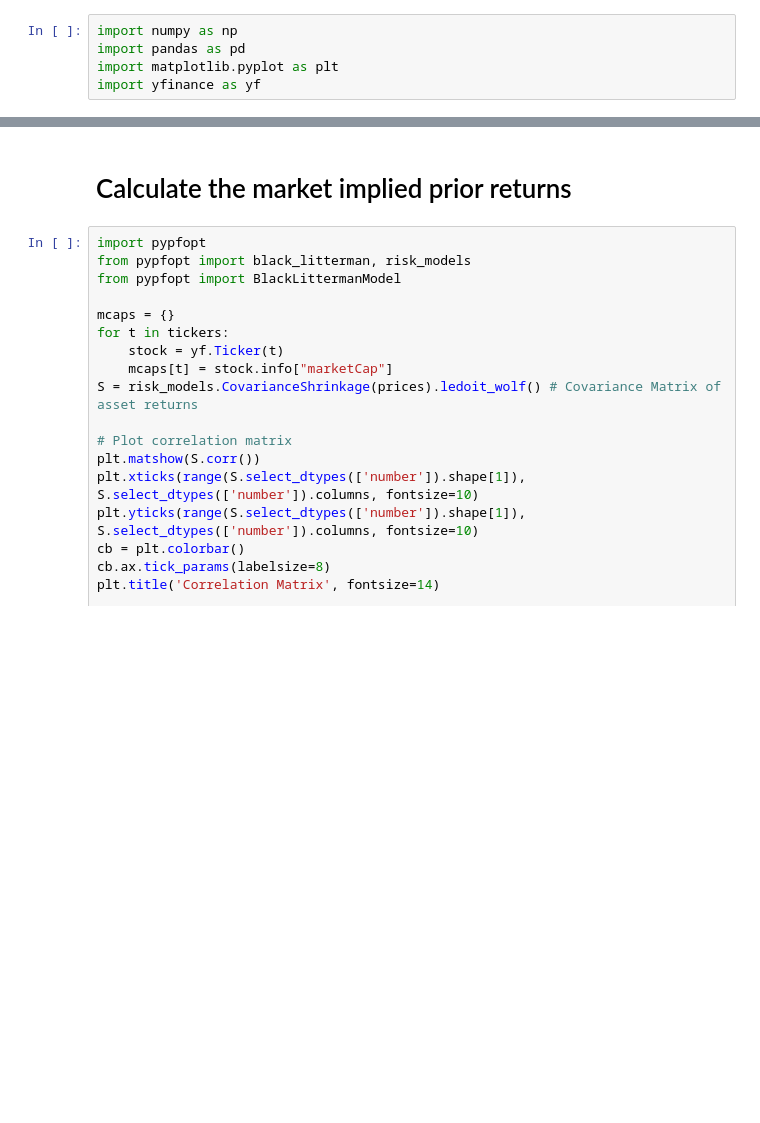
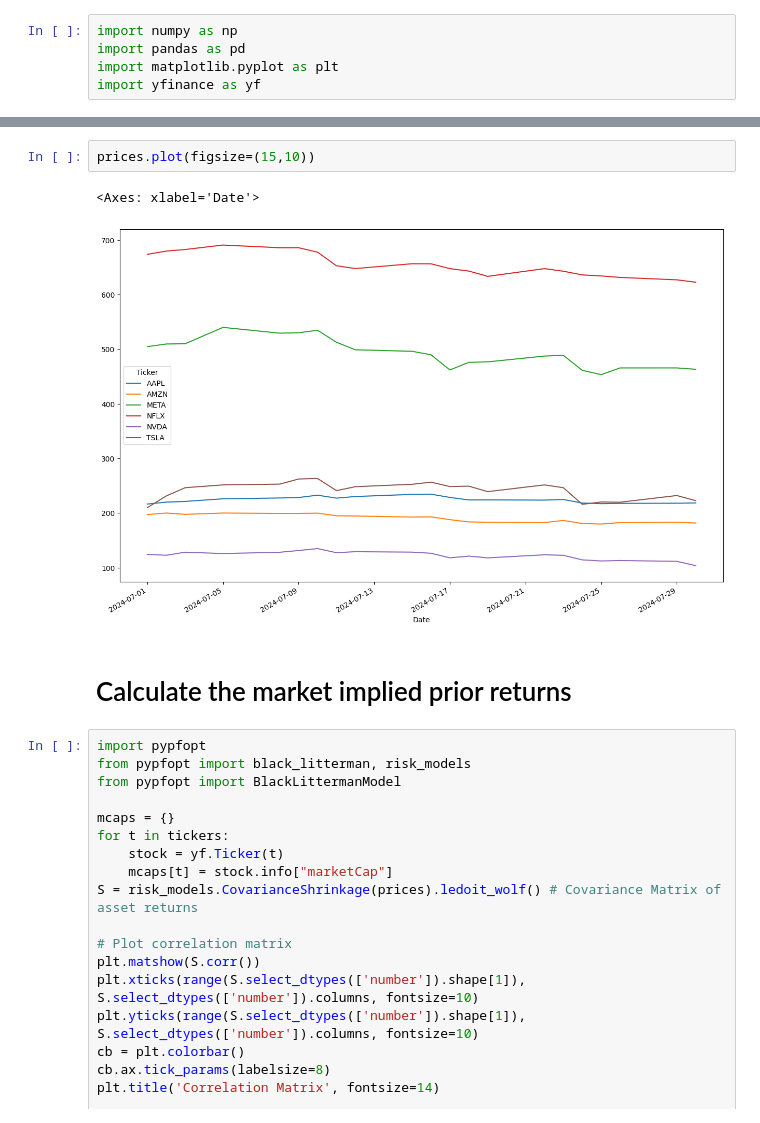
Before and after one commit to HiggsP10/Portfolio_Optimization, a Jupyter notebook: notebooks/Julie_BL_alphavantage.ipynb, the cells around one changed output, grey strips where cells are left out. Drawn from its saved outputs; the diff is of its cells as text; blank space fills up the shorter version.

```diff
--- a/notebooks/Julie_BL_alphavantage.ipynb
+++ b/notebooks/Julie_BL_alphavantage.ipynb
@@ -20,3 +39,8 @@ market_prices = yf.download("SPY", period="max")["Adj Close"]
+# %%
+prices.plot(figsize=(15,10))
+# %% [output]
+<Axes: xlabel='Date'>
+[figure, added]
 # %% [markdown]
 # Calculate the market implied prior returns
 # %%
```
Also changed, not shown: parts of 11 cells of this notebook, 2 other files.
